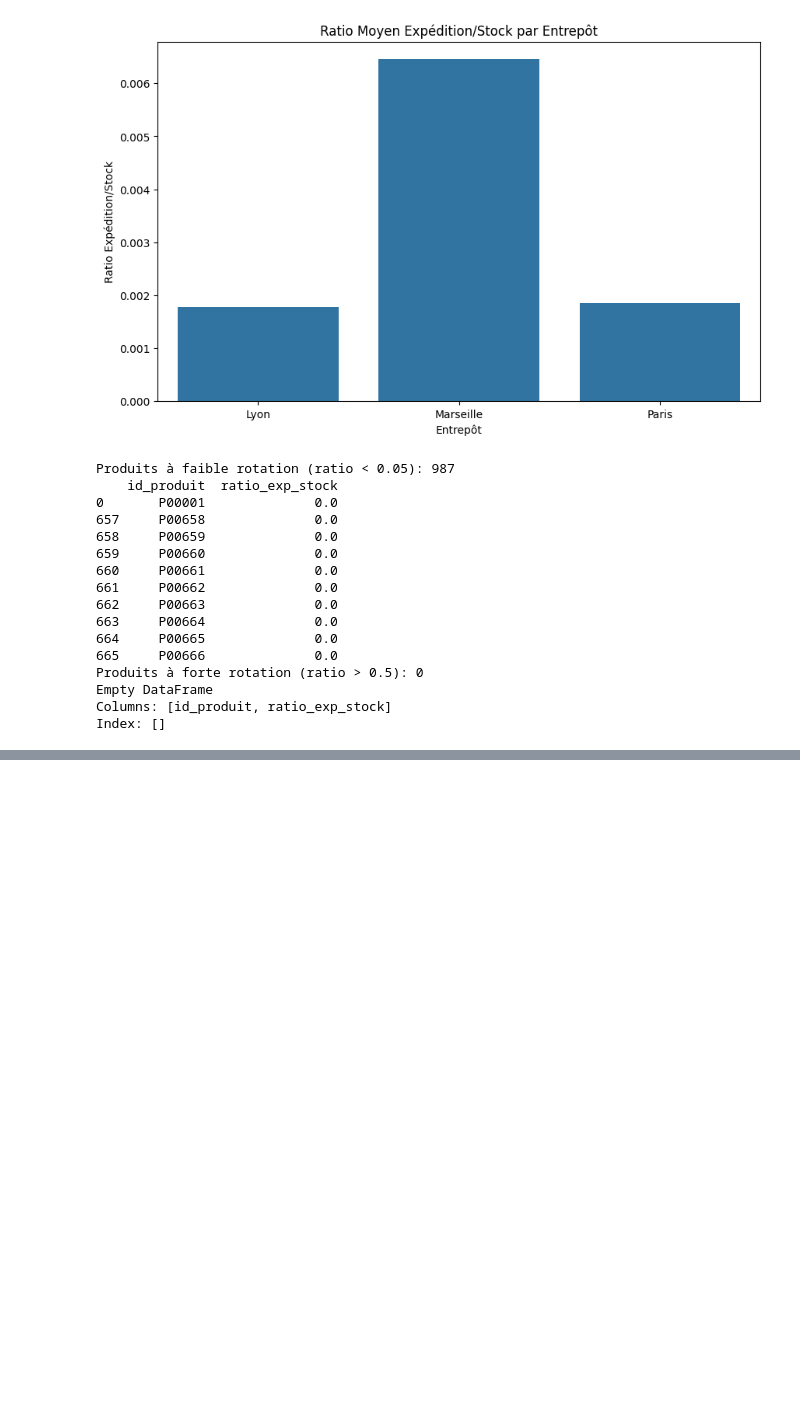
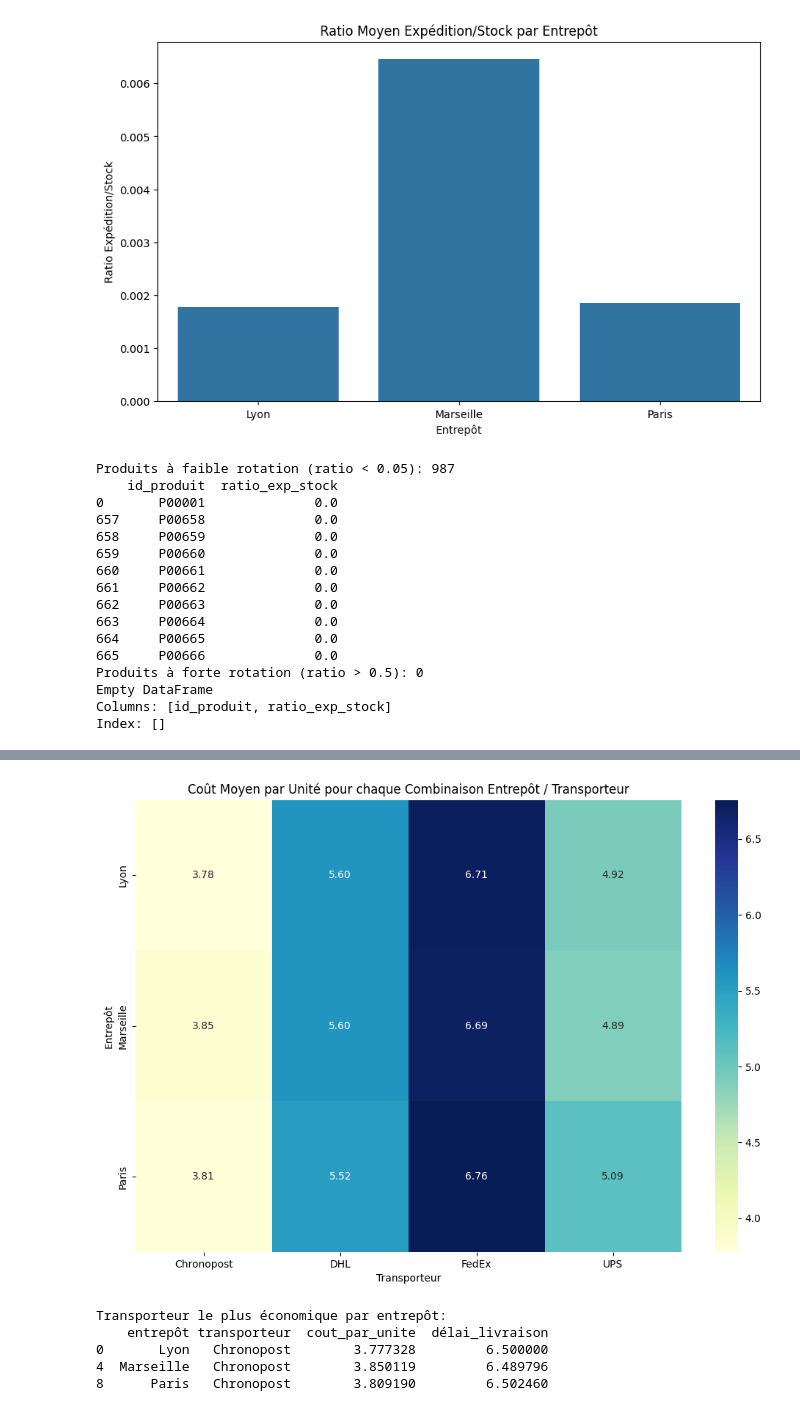
Before and after one commit to Fanaingamampiandra/Projet_Supply_chain, a Jupyter notebook: code/analyse_expeditions.ipynb, the cells around one changed output, grey strips where cells are left out. Drawn from its saved outputs; the diff is of its cells as text; code cells hidden in the pictures; blank space fills up the shorter version.

```diff
--- a/code/analyse_expeditions.ipynb
+++ b/code/analyse_expeditions.ipynb
@@ -324,0 +317,26 @@ print(transporteur_optimal[['entrepôt', 'transporteur', 'cout_par_unite', 'dél
+# %%
+
+# Visualisation sous forme de heatmap
+pivot_cout = combo_efficacite.pivot(index='entrepôt', columns='transporteur', values='cout_par_unite')
+
+plt.figure(figsize=(12, 8))
+sns.heatmap(pivot_cout, annot=True, fmt='.2f', cmap='YlGnBu')
+
+plt.title('Coût Moyen par Unité pour chaque Combinaison Entrepôt / Transporteur')
+plt.xlabel('Transporteur')
+plt.ylabel('Entrepôt')
+plt.show()
+# %% [output]
+[figure, added]
+# %%
+
+# Identification des combinaisons optimales
+transporteur_optimal = combo_efficacite.loc[combo_efficacite.groupby('entrepôt')['cout_par_unite'].idxmin()]
+print("Transporteur le plus économique par entrepôt:")
+print(transporteur_optimal[['entrepôt', 'transporteur', 'cout_par_unite', 'délai_livraison']])
+# %% [output]
+Transporteur le plus économique par entrepôt:
+    entrepôt transporteur  cout_par_unite  délai_livraison
+0       Lyon   Chronopost        3.777328         6.500000
+4  Marseille   Chronopost        3.850119         6.489796
+8      Paris   Chronopost        3.809190         6.502460
```
Also changed, not shown: parts of 2 cells of this notebook, 1 other file.
